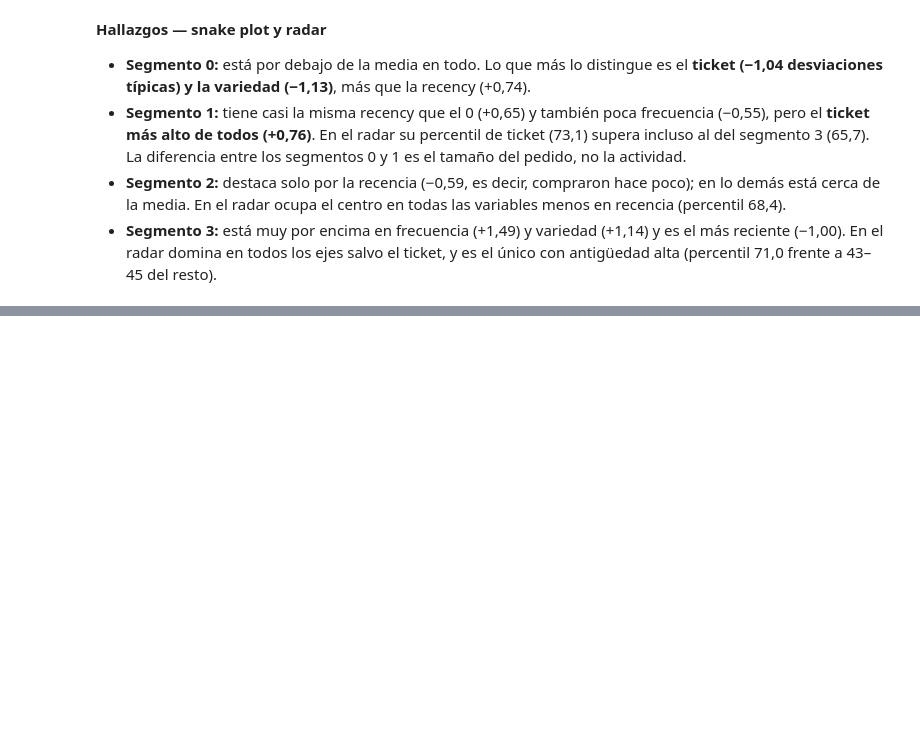
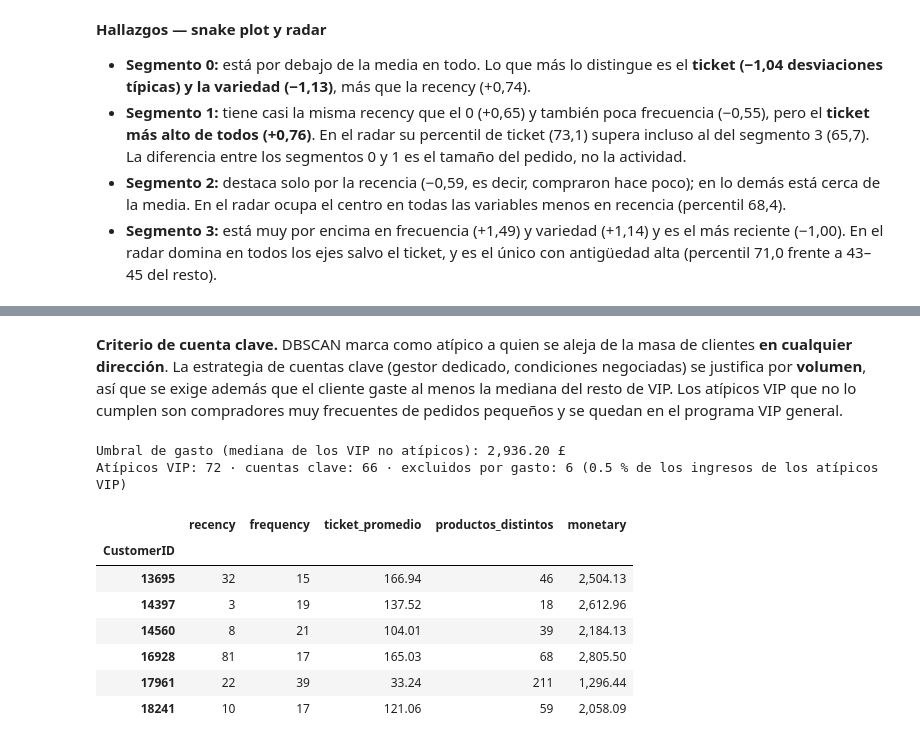
Before and after one commit to Andres766/proeyecto-mineria-de-datos, a Jupyter notebook: notebooks/04_perfiles.ipynb, the cells around one changed output, grey strips where cells are left out. Saved outputs shown, nothing was run; the diff lists cells and outputs as text; code cells hidden in the pictures; blank space fills up the shorter version.

```diff
--- a/notebooks/04_perfiles.ipynb
+++ b/notebooks/04_perfiles.ipynb
@@ -186,0 +262,25 @@ radar
+# %% [markdown]
+**Criterio de cuenta clave.** DBSCAN marca como atípico a quien se aleja de la masa de clientes **en cualquier
+dirección**. La estrategia de cuentas clave (gestor dedicado, condiciones negociadas) se justifica por **volumen**, así que
+se exige además que el cliente gaste al menos la mediana del resto de VIP. Los atípicos VIP que no lo cumplen son
+compradores muy frecuentes de pedidos pequeños y se quedan en el programa VIP general.
+# %%
+vip_no_atipico = segmento.eq(3) & ~atipico
+umbral_gasto = clientes.loc[vip_no_atipico, "monetary"].median()
+cuenta_clave = atipico & segmento.eq(3) & (clientes["monetary"] >= umbral_gasto)
+excluidos = atipico & segmento.eq(3) & ~cuenta_clave
+print(f"Umbral de gasto (mediana de los VIP no atípicos): {umbral_gasto:,.2f} £")
+print(f"Atípicos VIP: {(atipico & segmento.eq(3)).sum()} · cuentas clave: {cuenta_clave.sum()} · excluidos por gasto: {excluidos.sum()} "
+      f"({100 * clientes.loc[excluidos, 'monetary'].sum() / clientes.loc[atipico & segmento.eq(3), 'monetary'].sum():.1f} % de los ingresos de los atípicos VIP)")
+display(clientes.loc[excluidos, VARIABLES_CLUSTERING + ["monetary"]])
+# %% [output]
+Umbral de gasto (mediana de los VIP no atípicos): 2,936.20 £
+Atípicos VIP: 72 · cuentas clave: 66 · excluidos por gasto: 6 (0.5 % de los ingresos de los atípicos VIP)
+|  | recency | frequency | ticket_promedio | productos_distintos | monetary |
+| CustomerID |  |  |  |  |  |
+| 13695 | 32 | 15 | 166.94 | 46 | 2,504.13 |
+| 14397 | 3 | 19 | 137.52 | 18 | 2,612.96 |
+| 14560 | 8 | 21 | 104.01 | 39 | 2,184.13 |
+| 16928 | 81 | 17 | 165.03 | 68 | 2,805.50 |
+| 17961 | 22 | 39 | 33.24 | 211 | 1,296.44 |
+| 18241 | 10 | 17 | 121.06 | 59 | 2,058.09 |
```
Also changed, not shown: parts of 9 cells of this notebook.
